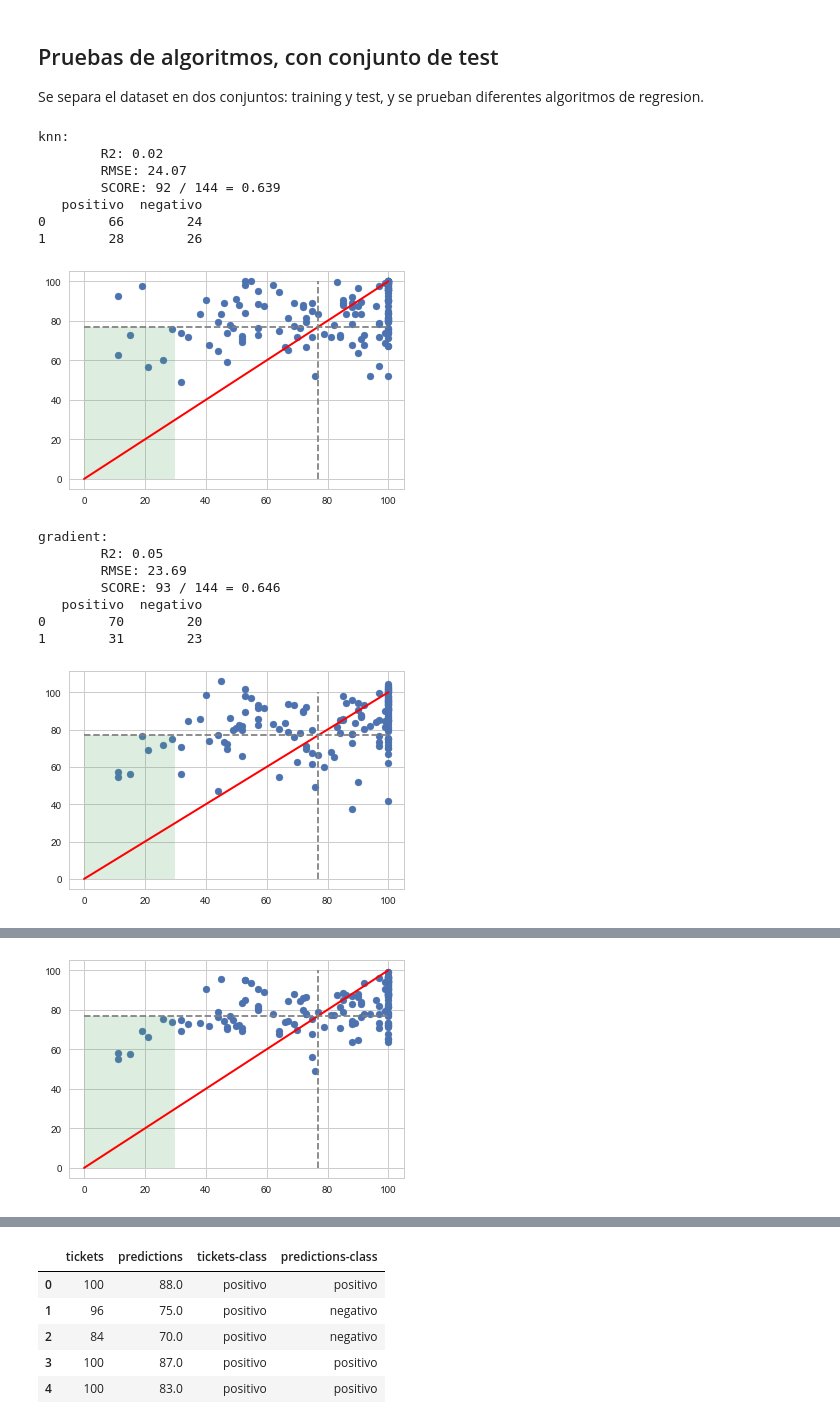
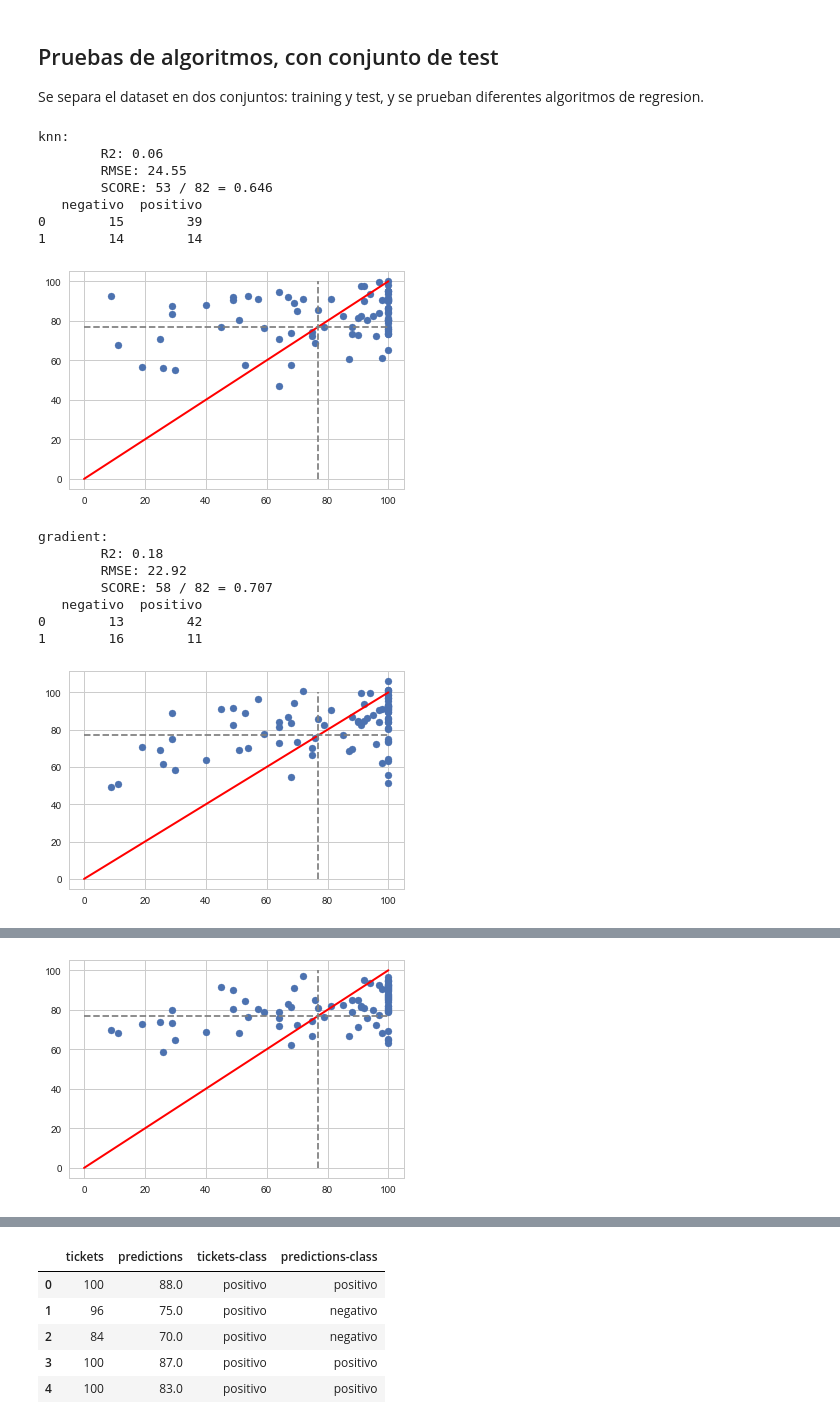
Before and after one commit to danielgomezm/diplomado, a Jupyter notebook: rrss_regression.ipynb, the cells around one changed output, grey strips where cells are left out. Drawn from its saved outputs; the diff is of its cells as text; code cells hidden in the pictures.

```diff
--- a/rrss_regression.ipynb
+++ b/rrss_regression.ipynb
@@ -405,21 +406,31 @@ Ahora, el dataset es mas reducido, y se procede a entrenar un nuevo modelo para
 
 mapper = sp.DataFrameMapper([
     #('dayofweek', LabelBinarizer()),
-    (['capacity', 'facebook_likes', 'youtube_suscrs',
+    ([
+    'state_pob',
+    'capacity',
+    'price',
+    'facebook_likes', 'youtube_suscrs',
     'instagram_folls', 'instagram_likes',
-    'spotify_folls',
-    'spotify_pop',
+    'spotify_folls', 'spotify_pop',
     'twitter_folls',
+    #'twitter_mencs', 'twitter_mencs_usa'
     #,'facebook_crec', 'instagram_crec', 'twitter_crec'
     ], StandardScaler())
+    #], Normalizer())
+    #], MinMaxScaler())
+    #], RobustScaler())
     ])
-#X = dataset[['capacity', 'price',
-X = dataset[['capacity',
-        'facebook_likes', 'youtube_suscrs',
-        'instagram_folls', 'instagram_likes',
-        'spotify_folls',
-        'spotify_pop',
-        'twitter_folls'
+X = dataset[[
+    #'dayofweek',
+    'state_pob',
+    'capacity',
+    'price',
+    'facebook_likes', 'youtube_suscrs',
+    'instagram_folls', 'instagram_likes',
+    'spotify_folls', 'spotify_pop',
+    'twitter_folls',
+    #'twitter_mencs', 'twitter_mencs_usa'
     #,'facebook_crec', 'instagram_crec', 'twitter_crec'
     ]]
 X = mapper.fit_transform(X)
@@ -431,13 +442,13 @@ Se separa el dataset en dos conjuntos: training y test, y se prueban diferentes
 # %%
 # probando diferentes algoritmos de regresion
 
-X_train, X_test, y_train, y_test = train_test_split(X, y, train_size=0.6)
+X_train, X_test, y_train, y_test = train_test_split(X, y, train_size=0.8)
 
 models = {}
 models['knn']          = KNeighborsRegressor()
 models['adaboost']     = AdaBoostRegressor()
 models['gradient']     = GradientBoostingRegressor(loss='huber', criterion='mse')
-models['randomforest'] = RandomForestRegressor(n_estimators=1600, criterion='mse', max_depth=None, min_samples_split=2, min_samples_leaf=2, max_features=3, oob_score=True, n_jobs=4)
+models['randomforest'] = RandomForestRegressor(n_estimators=1600, criterion='mse', max_depth=None, min_samples_split=2, min_samples_leaf=2, max_features=4, oob_score=True, n_jobs=4)
 models['MLPRegressor'] = MLPRegressor(activation='tanh', solver='sgd', learning_rate='adaptive', max_iter=900)
 
 for algorithm in models:
@@ -462,51 +473,51 @@ for algorithm in models:
             errores_positivo += 1
         if y_list[k] < threshold and predictions[k] < threshold:
             aciertos_negativo += 1
         if y_list[k] < threshold and predictions[k] >= threshold:
             errores_negativo += 1
         if y_list[k] >= threshold:
             sum_positivo += 1
         else:
             sum_negativo += 1
         if predictions[k] >= threshold:
             sum_predict_positivo += 1
         else:
             sum_predict_negativo += 1
 
     print "\tR2: " + str(round(r2_score(y_list, predictions), 2))
     print "\tRMSE: " + str(round(np.sqrt(mean_squared_error(predictions, y_list)), 2))
     print "\tSCORE: " + str(aciertos_positivo + aciertos_negativo) + " / " + str(total_test) + " = " + str(round(1.0 * (aciertos_positivo + aciertos_negativo)/total_test, 3))
-    conf = pd.DataFrame([[np.sum(aciertos_positivo), np.sum(errores_positivo)], [np.sum(errores_negativo), np.sum(aciertos_negativo)]], columns=['positivo', 'negativo'])
-    conf.rename(index={0:'positivo', 1:'negativo'})
+    conf = pd.DataFrame([[errores_negativo, aciertos_positivo], [aciertos_negativo, errores_positivo]], columns=['negativo', 'positivo'])
+    conf.rename(index={0:'negativo', 1:'positivo'})
     print conf
 
     # grafico de dispersion de las predicciones
     plt.scatter(y_list, predictions)
     plt.plot([0, 100], [0, 100], c='r', lw=2)
     ax = plt.gca()
     line_h = mlines.Line2D([0,100], [threshold, threshold], color='gray', ls='dashed')
     line_v = mlines.Line2D([threshold, threshold], [0,100], color='gray', ls='dashed')
     ax.add_line(line_h)
     ax.add_line(line_v)
-    x0 = [0, 0, 30, 30]
-    y0 = [0, threshold, threshold, 0]
-    ax.fill(x0, y0, alpha=0.2)
+    #x0 = [0, 0, 30, 30]
+    #y0 = [0, threshold, threshold, 0]
+    #ax.fill(x0, y0, alpha=0.2)
     plt.show()
 # %% [output]
 knn:
-        R2: 0.02
-        RMSE: 24.07
-        SCORE: 92 / 144 = 0.639
-   positivo  negativo
-0        66        24
-1        28        26
+        R2: 0.06
+        RMSE: 24.55
+        SCORE: 53 / 82 = 0.646
+   negativo  positivo
+0        15        39
+1        14        14
-[figure, old version]
+[figure, new version]
 gradient:
-        R2: 0.05
-        RMSE: 23.69
-        SCORE: 93 / 144 = 0.646
-   positivo  negativo
-0        70        20
-1        31        23
+        R2: 0.18
+        RMSE: 22.92
+        SCORE: 58 / 82 = 0.707
+   negativo  positivo
+0        13        42
+1        16        11
-[figure, old version]
+[figure, new version]
 randomforest:
@@ -519,2 +530,2 @@ randomforest:
-[figure, old version]
+[figure, new version]
 adaboost:
```
Also changed, not shown: parts of 19 cells of this notebook.
